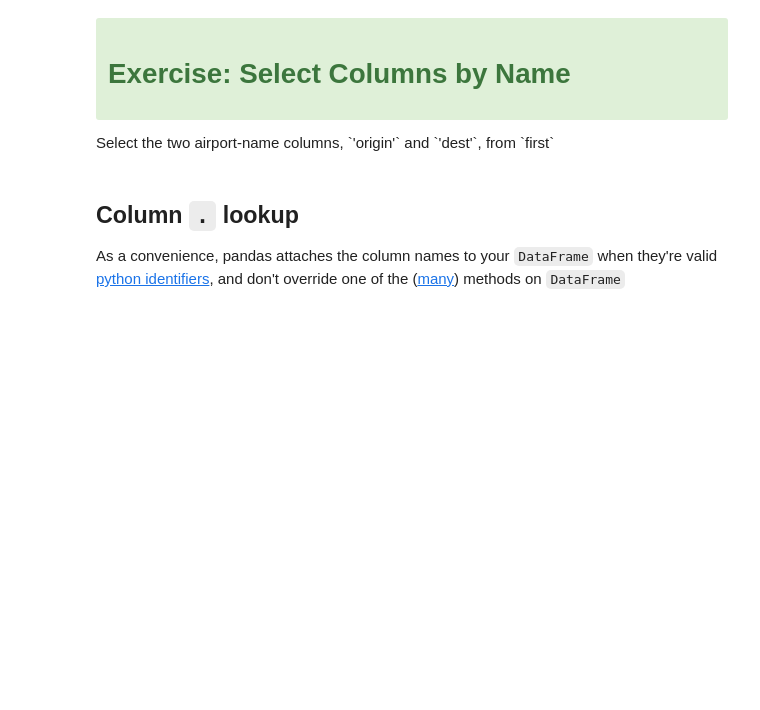
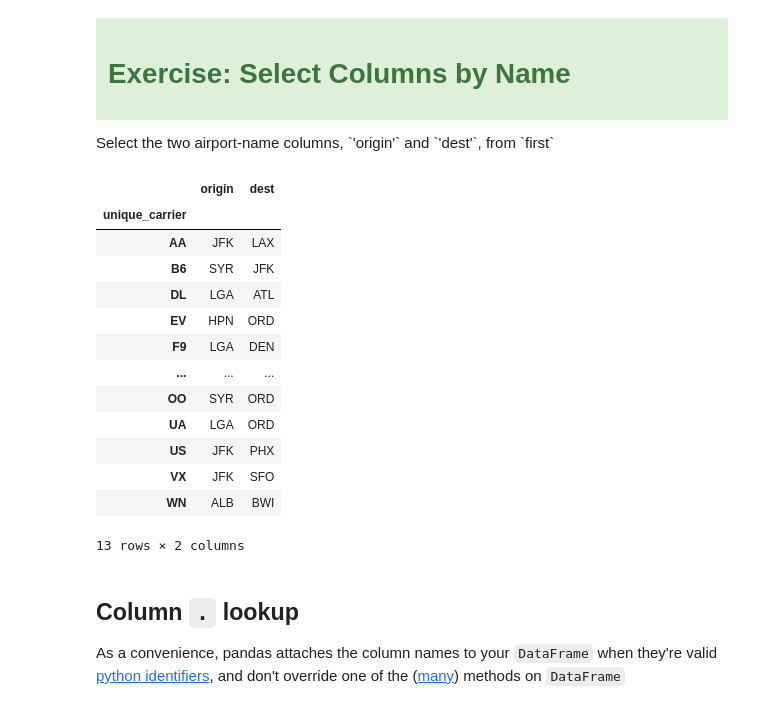
Before and after one commit to umeshraj/Pandas-Tutorial-SciPyConf-2018, a Jupyter notebook: notebooks/01-Indexing.ipynb, the cells around one changed output. Drawn from its saved outputs; the diff is of its cells as text; code cells hidden in the pictures; blank space fills up the shorter version.

```diff
--- a/notebooks/01-Indexing.ipynb
+++ b/notebooks/01-Indexing.ipynb
@@ -189,4 +294,20 @@ first[cols]
 <p>Select the two airport-name columns, `'origin'` and `'dest'`, from `first`</p>
 # %%
 # Your code here...
+first[['origin', 'dest']]
+# %% [output]
+|  | origin | dest |
+| unique_carrier |  |  |
+| AA | JFK | LAX |
+| B6 | SYR | JFK |
+| DL | LGA | ATL |
+| EV | HPN | ORD |
+| F9 | LGA | DEN |
+| ... | ... | ... |
+| OO | SYR | ORD |
+| UA | LGA | ORD |
+| US | JFK | PHX |
+| VX | JFK | SFO |
+| WN | ALB | BWI |
+13 rows × 2 columns
 # %%
```
Also changed, not shown: parts of 24 cells of this notebook.
